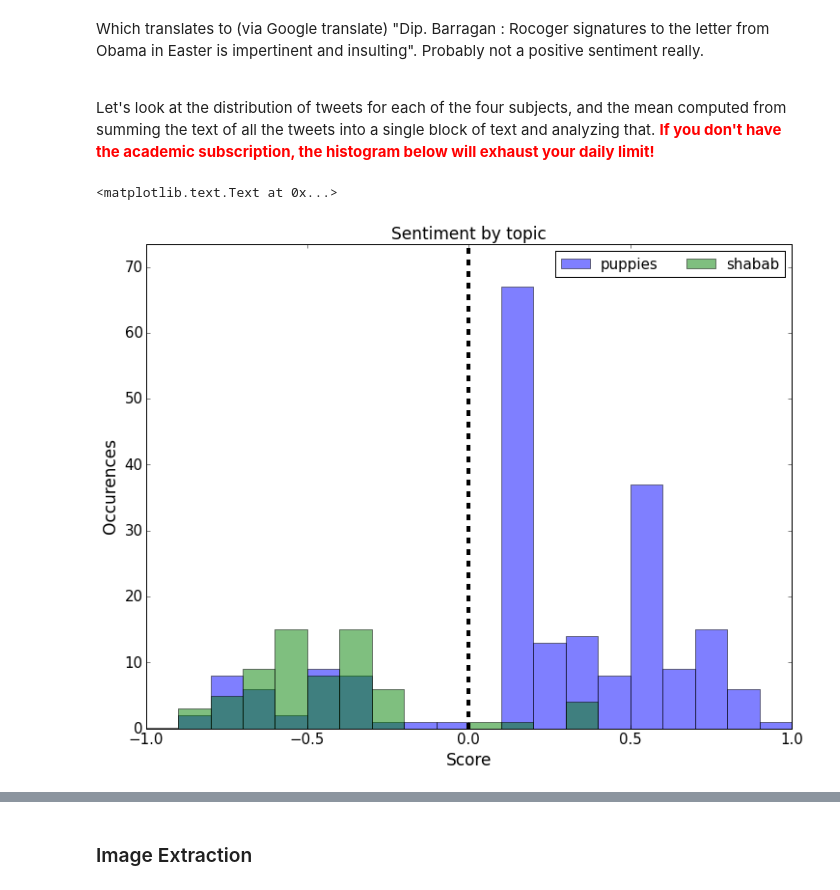
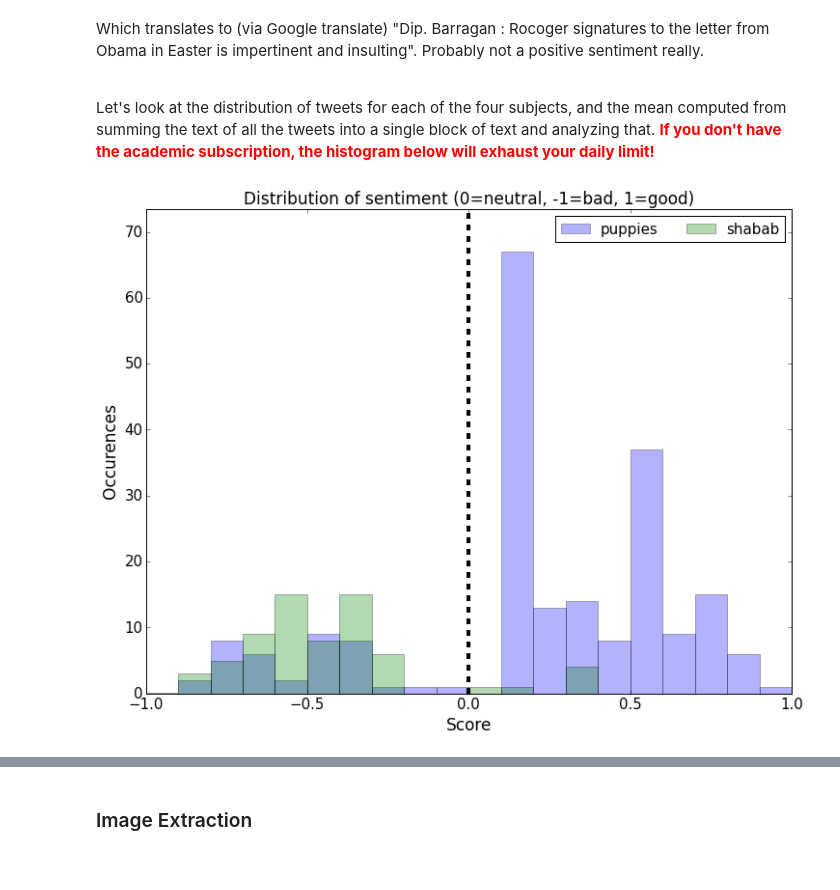
Before and after one commit to hughesadam87/twitter_play, a Jupyter notebook: tweepy_tutorial.ipynb, the cells around one changed output, grey strips where cells are left out. Saved outputs shown, nothing was run; the diff lists cells and outputs as text; code cells hidden in the pictures.

```diff
--- a/tweepy_tutorial.ipynb
+++ b/tweepy_tutorial.ipynb
@@ -871,34 +869,33 @@ Let's look at the distribution of tweets for each of the four subjects, and the
 #http://stackoverflow.com/questions/23617129/matplotlib-how-to-make-two-histograms-have-the-same-bin-width
 bins=np.histogram(np.hstack((-1,1)), bins=20)[1] #get the bin edges
 
 for data in [puppies, shabab]:
     scores = []
     tweet_texts = data['text']
     for text in tweet_texts:
         sentiment = ALCAPI.sentiment('text', text)
         try:
             scores.append(sentiment['docSentiment']['score'])
         except KeyError:
             pass
 
-    plt.hist(map(float, scores), bins=bins, alpha=.5)
+    plt.hist(map(float, scores), bins=bins, alpha=.3)
 
 # Lock x-range, scale y by 5% padding
 plt.xlim(-1, 1)
 ymin, ymax = plt.ylim()
 plt.ylim(ymin, 1.05*ymax)
 
 # Add legend, labels
 plt.legend(['puppies', 'shabab'], loc='best', ncol=2, fontsize=15)
 
 # Add a vertical line
 ymax = plt.ylim()[1]
 plt.vlines(0, 0, ymax, lw=4, linestyle='--')
 
 plt.title("Distribution of sentiment (0=neutral, -1=bad, 1=good)")
 plt.xlabel("Score")
 plt.ylabel("Occurences");
 # %% [output]
-<matplotlib.text.Text at 0x...>
-[figure, old version]
+[figure, new version]
 # %%
```
Also changed, not shown: parts of 17 cells of this notebook.
